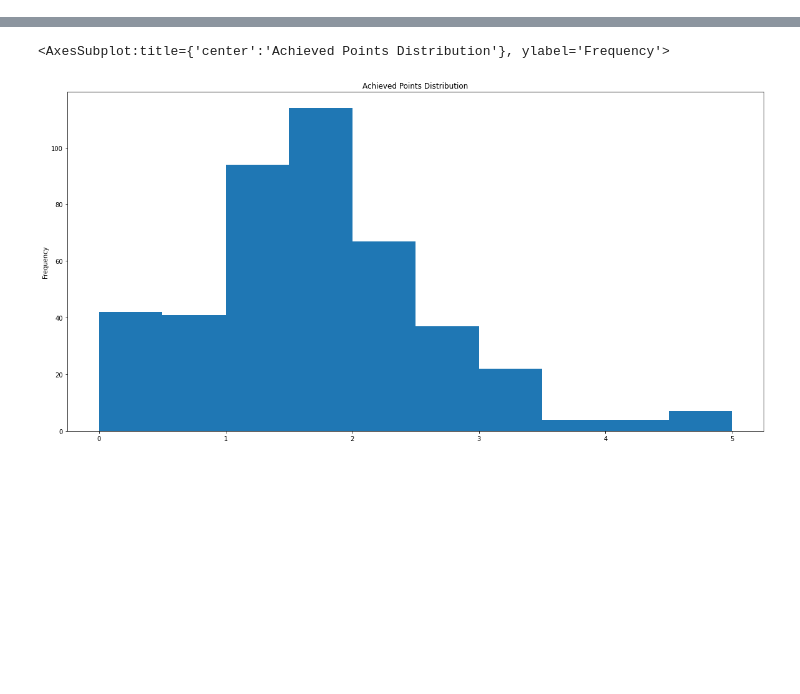
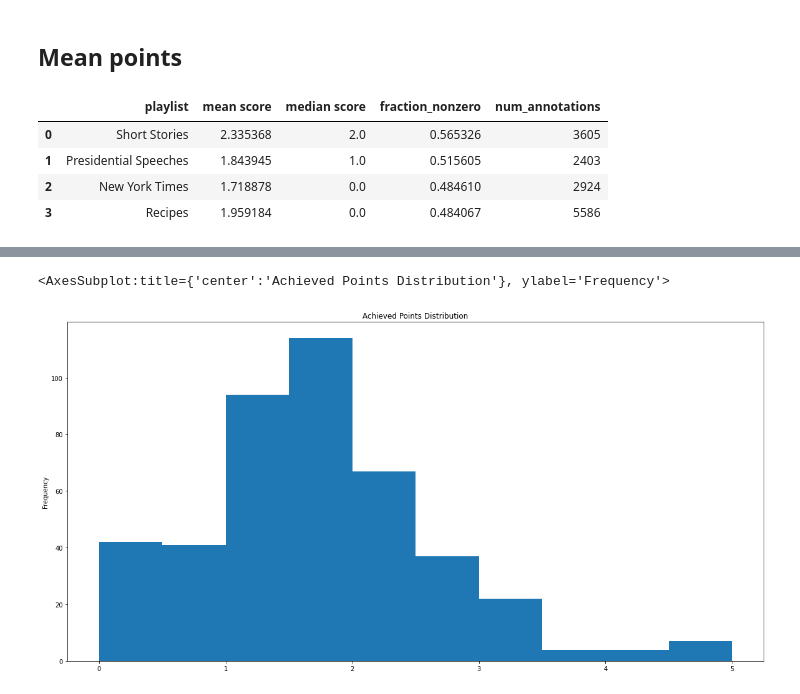
Before and after one commit to kirubarajan/roft, a Jupyter notebook: annotation/analysis/research.ipynb, the cells around one changed output, grey strips where cells are left out. Saved outputs shown, nothing was run; the diff lists cells and outputs as text; code cells hidden in the pictures; blank space fills up the shorter version.

```diff
--- a/annotation/analysis/research.ipynb
+++ b/annotation/analysis/research.ipynb
@@ -24,0 +94,25 @@ profile_df = get_df('core.profile')
+# %% [markdown]
+## Mean points
+# %%
+def analyze_per_playlist():
+  info_to_return = []
+  playlist_names = set(playlist_df["shortname"].tolist())
+  for playlist in playlist_names:
+    df = full_df[(full_df["playlist_name"]==playlist) & (full_df["playlist_version"]=="0.2")]
+
+    info = {"playlist": playlist,
+            "mean score": np.mean(df["points"]),
+            "median score": np.median(df["points"]),
+            "fraction_nonzero": len(df[df["points"] > 0]) / len(df),
+            "num_annotations": len(df)
+    }
+    info_to_return.append(info)
+  return pd.DataFrame(info_to_return)
+
+analyze_per_playlist()
+# %% [output]
+|  | playlist | mean score | median score | fraction_nonzero | num_annotations |
+| 0 | Short Stories | 2.335368 | 2.0 | 0.565326 | 3605 |
+| 1 | Presidential Speeches | 1.843945 | 1.0 | 0.515605 | 2403 |
+| 2 | New York Times | 1.718878 | 0.0 | 0.484610 | 2924 |
+| 3 | Recipes | 1.959184 | 0.0 | 0.484067 | 5586 |
```
Also changed, not shown: parts of 32 cells of this notebook.
